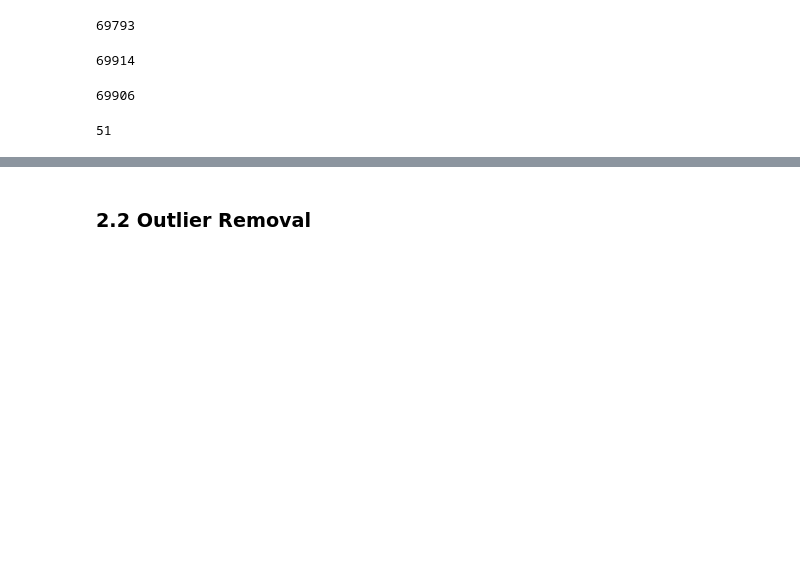
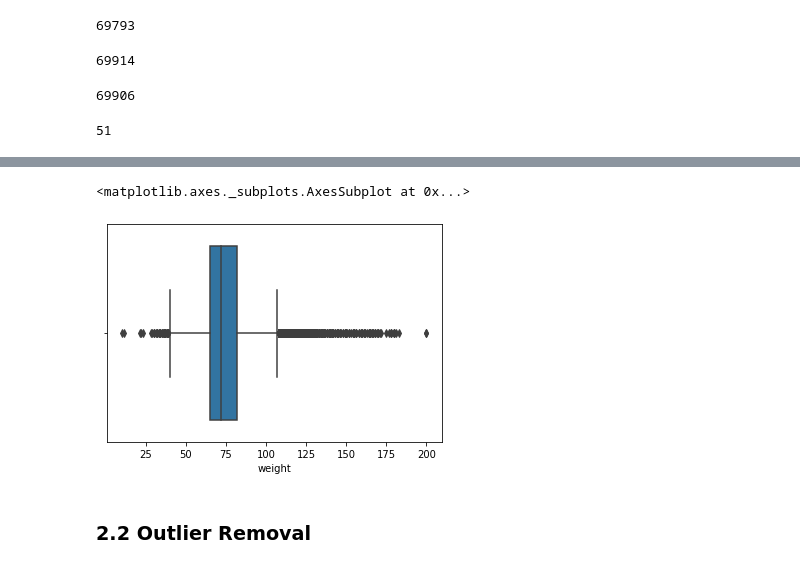
Before and after one commit to Gingertonic/Heart-Disease-Classification, a Jupyter notebook: Heart_Disease_classification.ipynb, the cells around one changed output, grey strips where cells are left out. Saved outputs shown, nothing was run; the diff lists cells and outputs as text; code cells hidden in the pictures; blank space fills up the shorter version.

```diff
--- a/Heart_Disease_classification.ipynb
+++ b/Heart_Disease_classification.ipynb
@@ -162,3 +181,8 @@ NameError: name 'df' is not defined
+# %%
+sns.boxplot(x = df['weight'])
+# %% [output]
+<matplotlib.axes._subplots.AxesSubplot at 0x...>
+[figure, added]
 # %% [markdown]
 ### 2.2 Outlier Removal
 # %%
```
Also changed, not shown: parts of 5 cells of this notebook.
